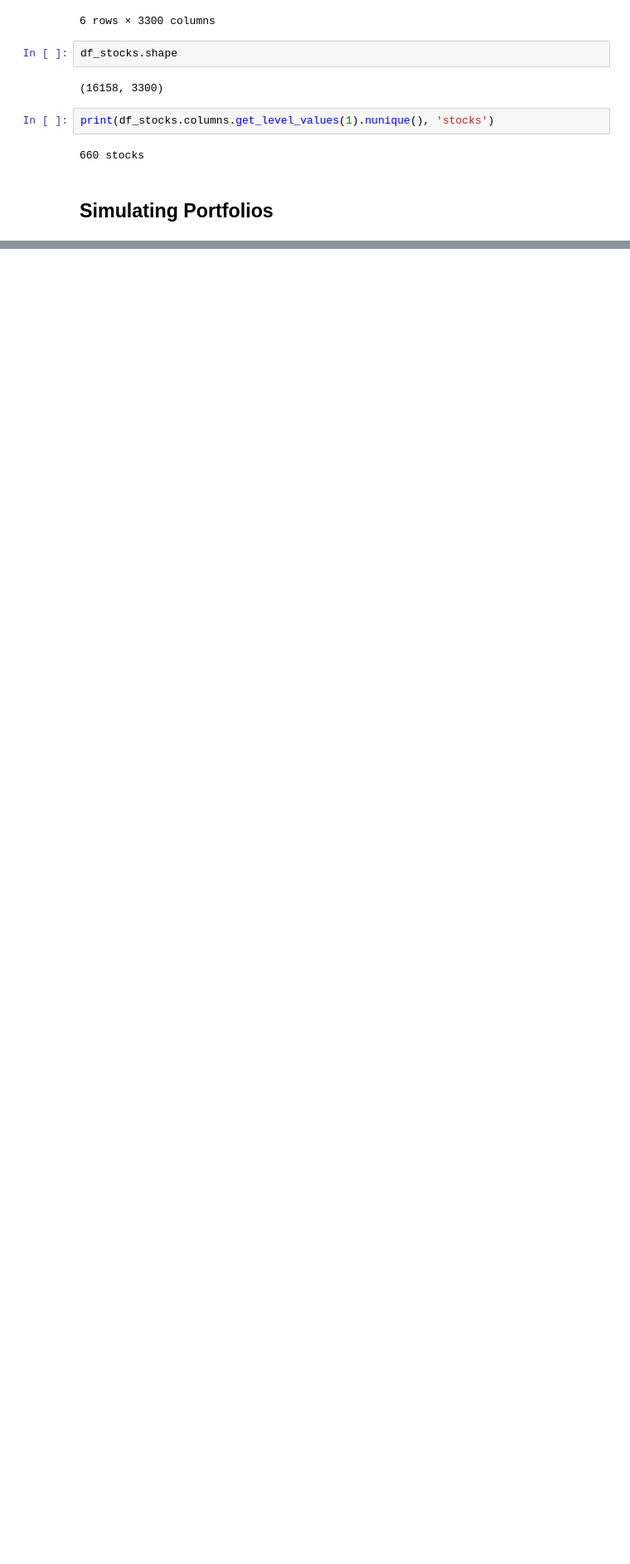
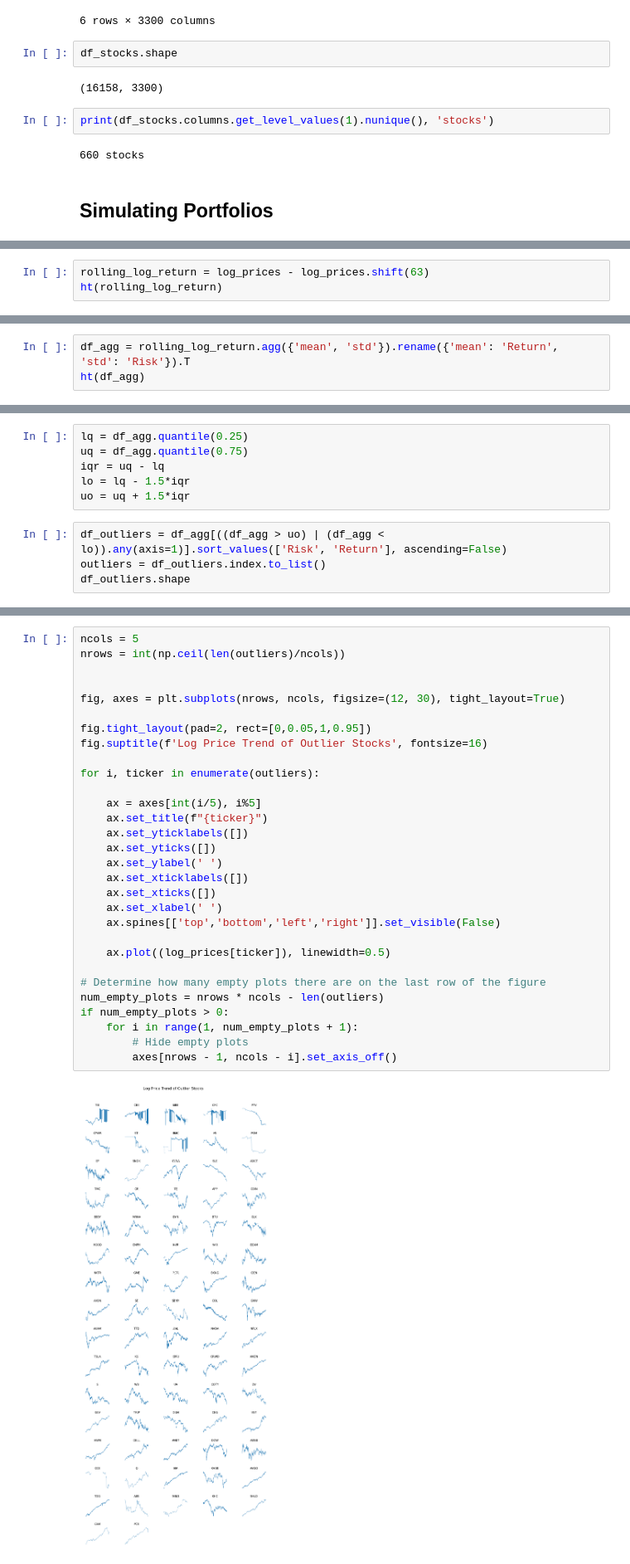
Before and after one commit to JamieW365/trading_algos, a Jupyter notebook: notebooks/optimization/time_diversification.ipynb, the cells around one changed output, grey strips where cells are left out. Shown at 83% size. Cells and saved outputs as stored; diff of their text form; blank space fills up the shorter version.

Commit message:
switching to log returns

```diff
--- a/notebooks/optimization/time_diversification.ipynb
+++ b/notebooks/optimization/time_diversification.ipynb
@@ -252,0 +64,3 @@ df_cagr
+# %%
+rolling_log_return = log_prices - log_prices.shift(63)
+ht(rolling_log_return)
@@ -252,0 +77,3 @@ df_cagr
+# %%
+df_agg = rolling_log_return.agg({'mean', 'std'}).rename({'mean': 'Return', 'std': 'Risk'}).T
+ht(df_agg)
@@ -252,0 +89,10 @@ df_cagr
+# %%
+lq = df_agg.quantile(0.25)
+uq = df_agg.quantile(0.75)
+iqr = uq - lq
+lo = lq - 1.5*iqr
+uo = uq + 1.5*iqr
+# %%
+df_outliers = df_agg[((df_agg > uo) | (df_agg < lo)).any(axis=1)].sort_values(['Risk', 'Return'], ascending=False)
+outliers = df_outliers.index.to_list()
+df_outliers.shape
@@ -252,0 +111,32 @@ df_cagr
+# %%
+ncols = 5
+nrows = int(np.ceil(len(outliers)/ncols))
+
+
+fig, axes = plt.subplots(nrows, ncols, figsize=(12, 30), tight_layout=True)
+
+fig.tight_layout(pad=2, rect=[0,0.05,1,0.95])
+fig.suptitle(f'Log Price Trend of Outlier Stocks', fontsize=16)
+
+for i, ticker in enumerate(outliers):
+
+    ax = axes[int(i/5), i%5]
+    ax.set_title(f"{ticker}")
+    ax.set_yticklabels([])
+    ax.set_yticks([])
+    ax.set_ylabel(' ')
+    ax.set_xticklabels([])
+    ax.set_xticks([])
+    ax.set_xlabel(' ')
+    ax.spines[['top','bottom','left','right']].set_visible(False)
+
+    ax.plot((log_prices[ticker]), linewidth=0.5)
+
+# Determine how many empty plots there are on the last row of the figure
+num_empty_plots = nrows * ncols - len(outliers)
+if num_empty_plots > 0:
+    for i in range(1, num_empty_plots + 1):
+        # Hide empty plots
+        axes[nrows - 1, ncols - i].set_axis_off()
+# %% [output]
+[figure, added]
```
Also changed, not shown: parts of 42 cells of this notebook.
